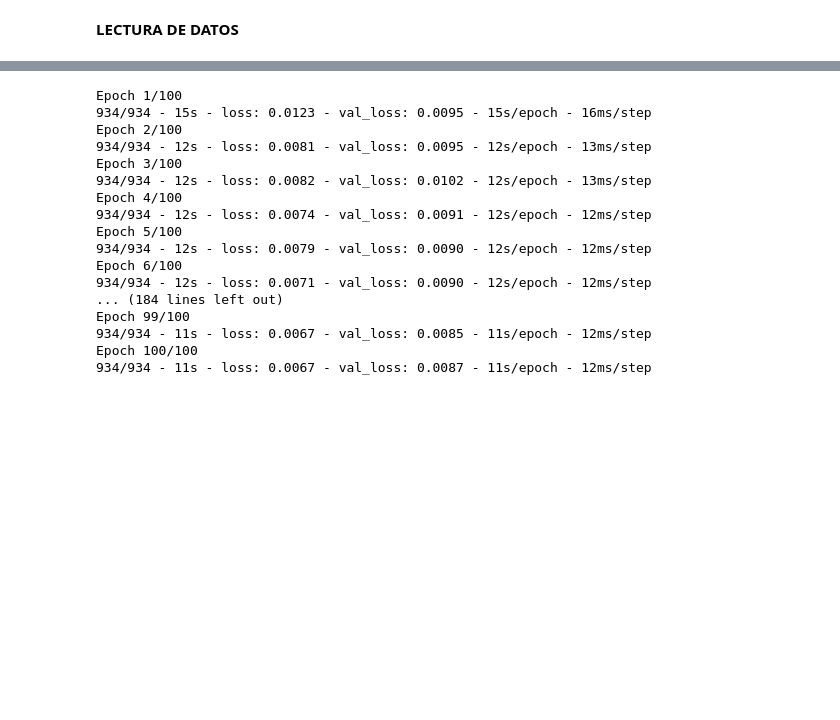
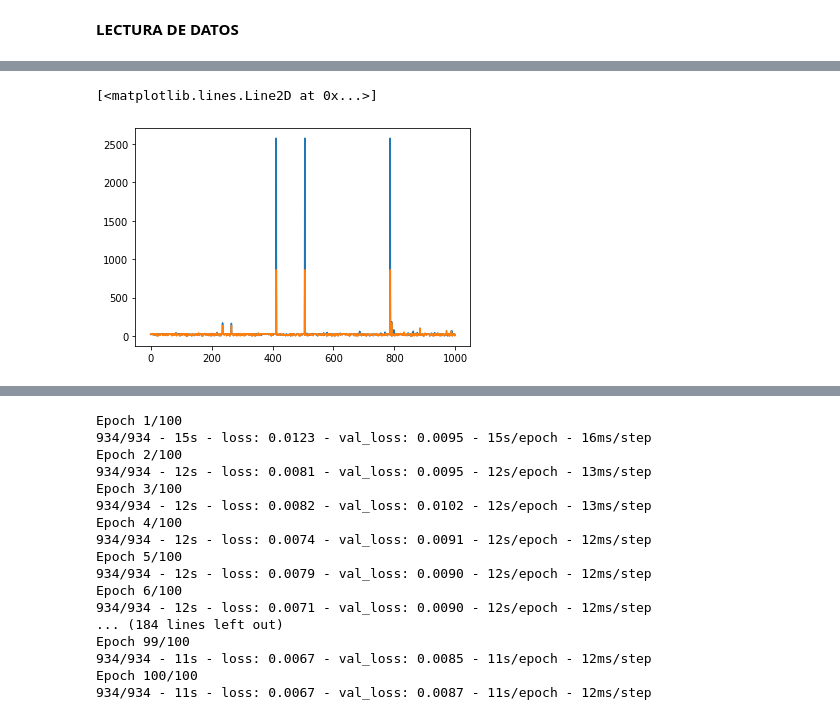
Before and after one commit to bchuchucaa/RNNConsumoDeAgua, a Jupyter notebook: RNNConsumoDeAgua.ipynb, the cells around one changed output, grey strips where cells are left out. Drawn from its saved outputs; the diff is of its cells as text; code cells hidden in the pictures; blank space fills up the shorter version.

```diff
--- a/RNNConsumoDeAgua.ipynb
+++ b/RNNConsumoDeAgua.ipynb
@@ -136,0 +265,8 @@ dataComp.head()
+# %%
+verano2009 = dataComp['2009-01-01':'2009-01-31']
+plt.plot(verano2009.values)
+verano2010 = dataComp['2010-01-01':'2010-01-31']
+plt.plot(verano2010.values)
+# %% [output]
+[<matplotlib.lines.Line2D at 0x...>]
+[figure, added]
```
Also changed, not shown: parts of 51 cells of this notebook.
